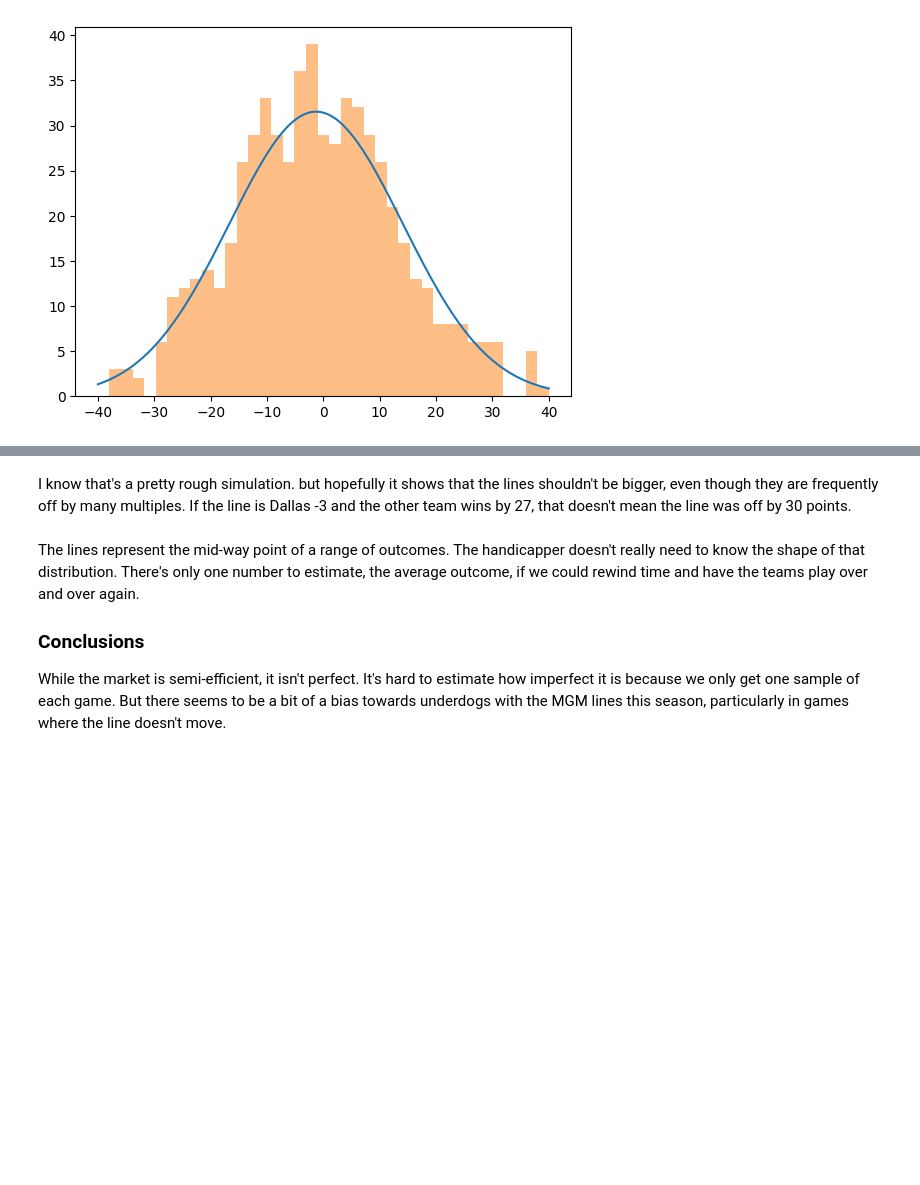
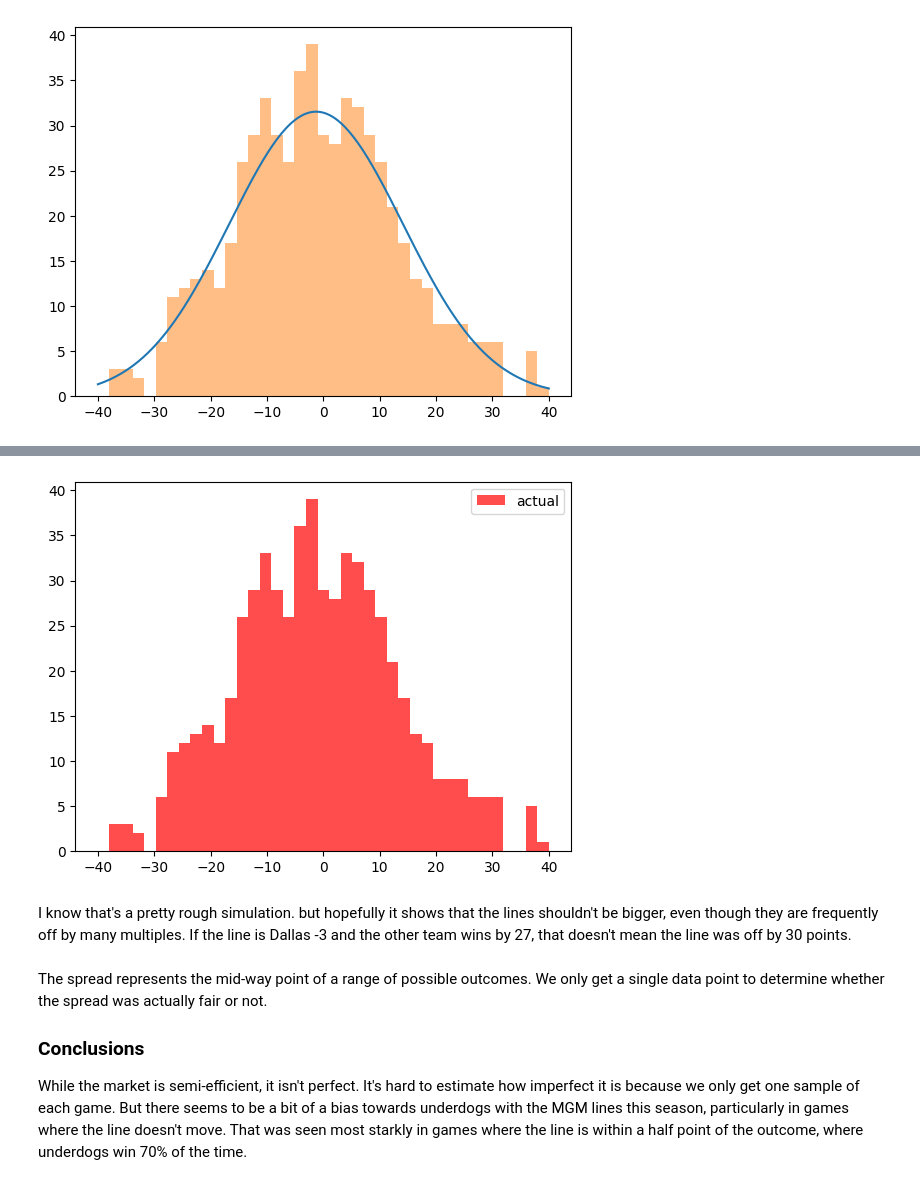
Before and after one commit to csdurfee/book, a Jupyter notebook: ep 2 LAST FAIR DEAL.ipynb, the cells around one changed output, grey strips where cells are left out. Saved outputs shown, nothing was run; the diff lists cells and outputs as text; code cells hidden in the pictures; blank space fills up the shorter version.

```diff
--- a/ep 2 LAST FAIR DEAL.ipynb
+++ b/ep 2 LAST FAIR DEAL.ipynb
@@ -520,7 +535,12 @@ _output = plt.legend(loc='upper right')
+# %%
+plt.hist(score_diff, hist_x, alpha=0.7, label='actual', color='r')
+_output = plt.legend(loc="upper right")
+# %% [output]
+[figure, added]
 # %% [markdown]
 I know that's a pretty rough simulation. but hopefully it shows that the lines shouldn't be bigger, even though they are frequently off by many multiples. If the line is Dallas -3 and the other team wins by 27, that doesn't mean the line was off by 30 points.
 # %% [markdown]
-The lines represent the mid-way point of a range of outcomes. The handicapper doesn't really need to know the shape of that distribution. There's only one number to estimate, the average outcome, if we could rewind time and have the teams play over and over again.
+The spread represents the mid-way point of a range of possible outcomes. We only get a single data point to determine whether the spread was actually fair or not.
 
 ### Conclusions
-While the market is semi-efficient, it isn't perfect. It's hard to estimate how imperfect it is because we only get one sample of each game. But there seems to be a bit of a bias towards underdogs with the MGM lines this season, particularly in games where the line doesn't move.
+While the market is semi-efficient, it isn't perfect. It's hard to estimate how imperfect it is because we only get one sample of each game. But there seems to be a bit of a bias towards underdogs with the MGM lines this season, particularly in games where the line doesn't move. That was seen most starkly in games where the line is within a half point of the outcome, where underdogs win 70% of the time.
```
Also changed, not shown: parts of 21 cells of this notebook, 10 other files.
